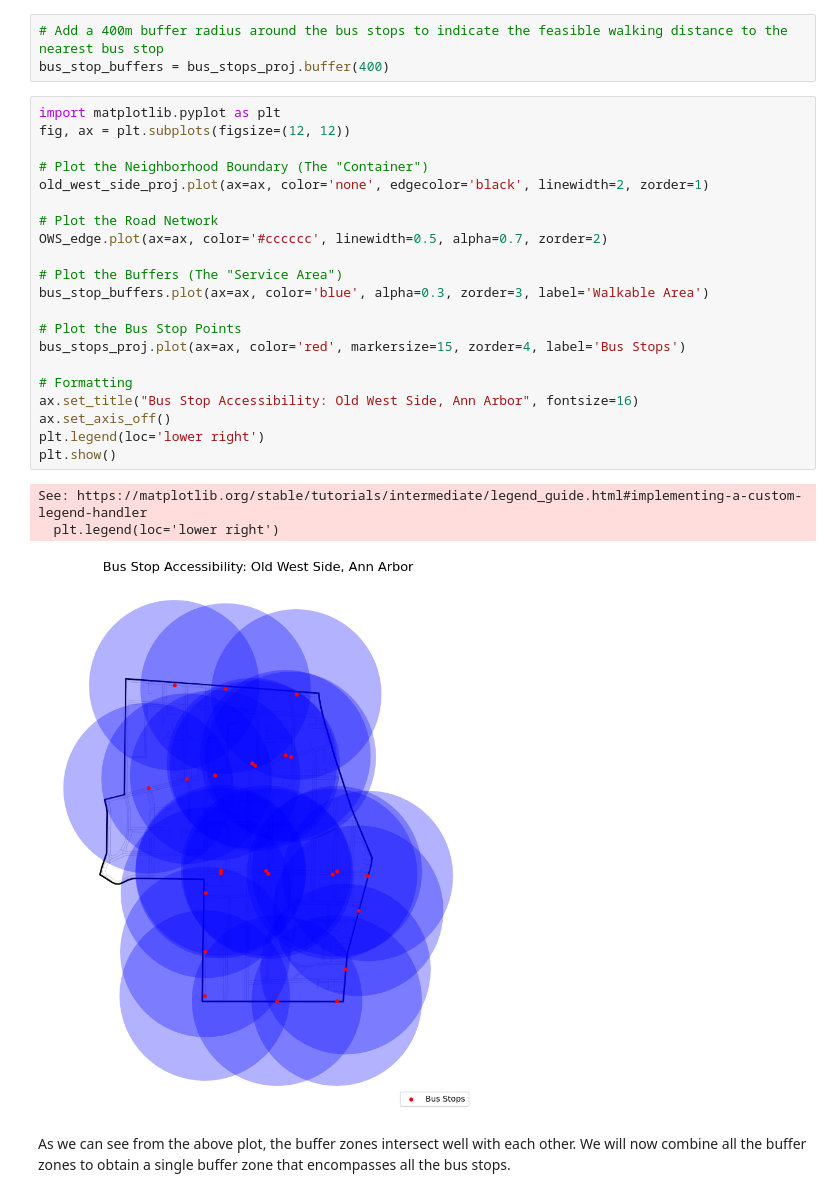
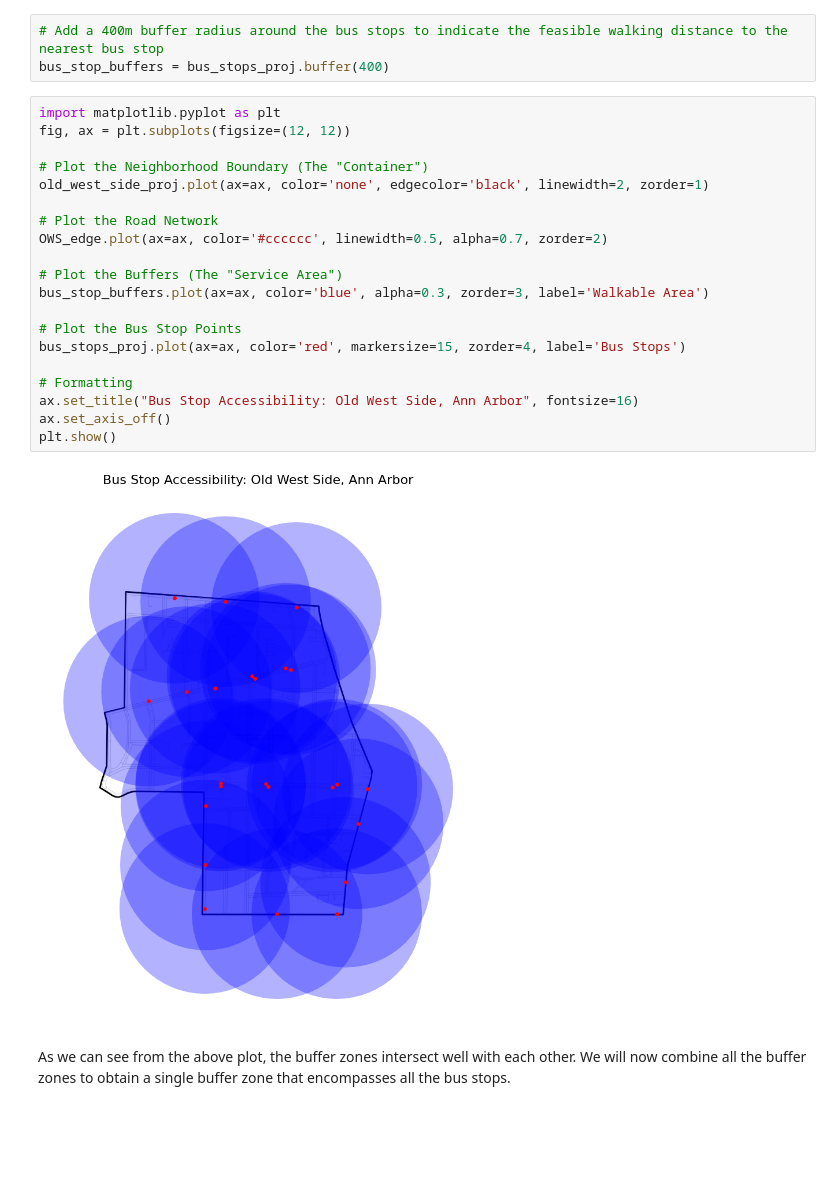
Before and after one commit to SakshamStha47/Bus_Stop_Accessibility_Analysis-Old_West_Side, a Jupyter notebook: Bus_Stop_Accessibility_Analysis_Old_West_Side.ipynb, the cells around one changed output. Cells and saved outputs as stored; diff of their text form; blank space fills up the shorter version.

```diff
--- a/Bus_Stop_Accessibility_Analysis_Old_West_Side.ipynb
+++ b/Bus_Stop_Accessibility_Analysis_Old_West_Side.ipynb
@@ -150,28 +150,25 @@ bus_stop_buffers = bus_stops_proj.buffer(400)
 # %%
 import matplotlib.pyplot as plt
 fig, ax = plt.subplots(figsize=(12, 12))
 
 # Plot the Neighborhood Boundary (The "Container")
 old_west_side_proj.plot(ax=ax, color='none', edgecolor='black', linewidth=2, zorder=1)
 
 # Plot the Road Network
 OWS_edge.plot(ax=ax, color='#cccccc', linewidth=0.5, alpha=0.7, zorder=2)
 
 # Plot the Buffers (The "Service Area")
 bus_stop_buffers.plot(ax=ax, color='blue', alpha=0.3, zorder=3, label='Walkable Area')
 
 # Plot the Bus Stop Points
 bus_stops_proj.plot(ax=ax, color='red', markersize=15, zorder=4, label='Bus Stops')
 
 # Formatting
 ax.set_title("Bus Stop Accessibility: Old West Side, Ann Arbor", fontsize=16)
 ax.set_axis_off()
-plt.legend(loc='lower right')
 plt.show()
 # %% [output]
-See: https://matplotlib.org/stable/tutorials/intermediate/legend_guide.html#implementing-a-custom-legend-handler
-  plt.legend(loc='lower right')
-[figure, old version]
+[figure, new version]
 # %% [markdown]
 As we can see from the above plot, the buffer zones intersect well with each other. We will now combine all the buffer zones to obtain a single buffer zone that encompasses all the bus stops.
 # %%
```
Also changed, not shown: parts of 1 cell of this notebook.
